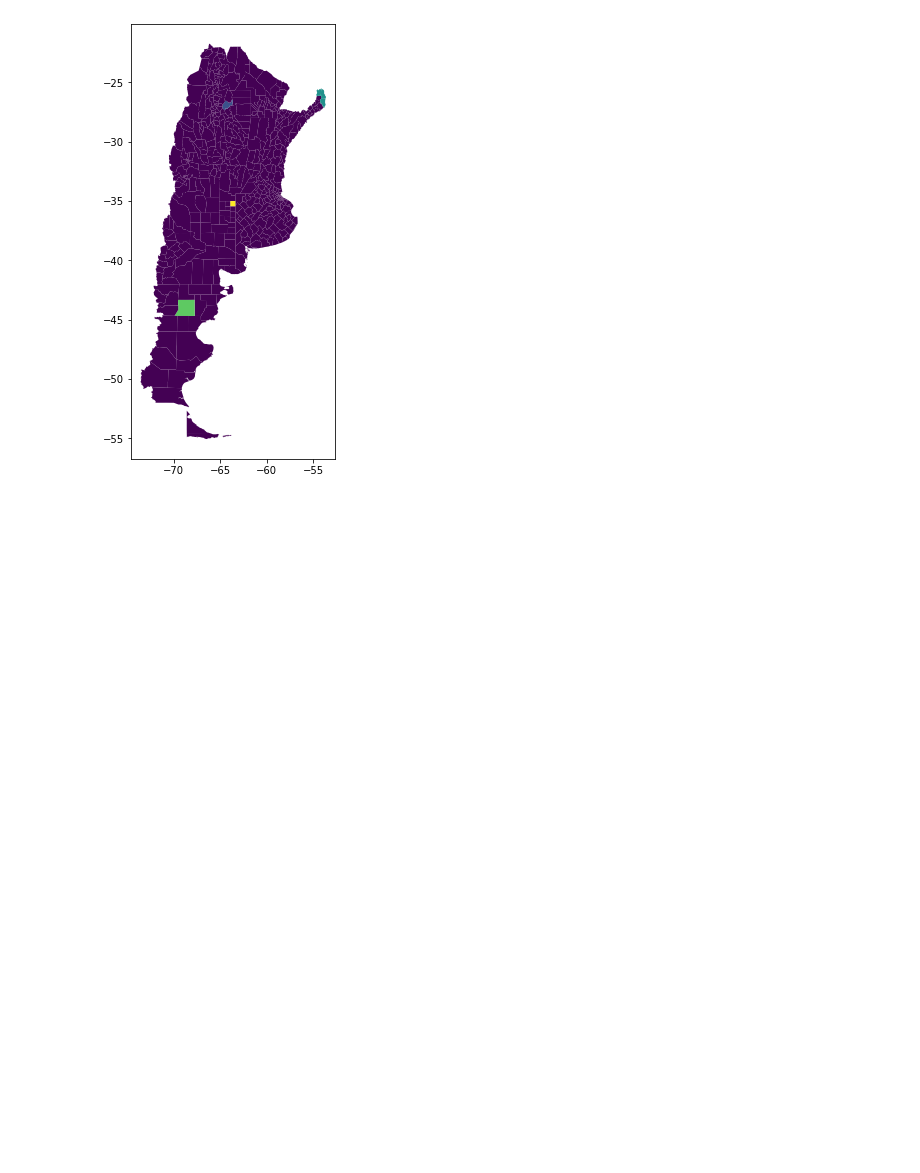
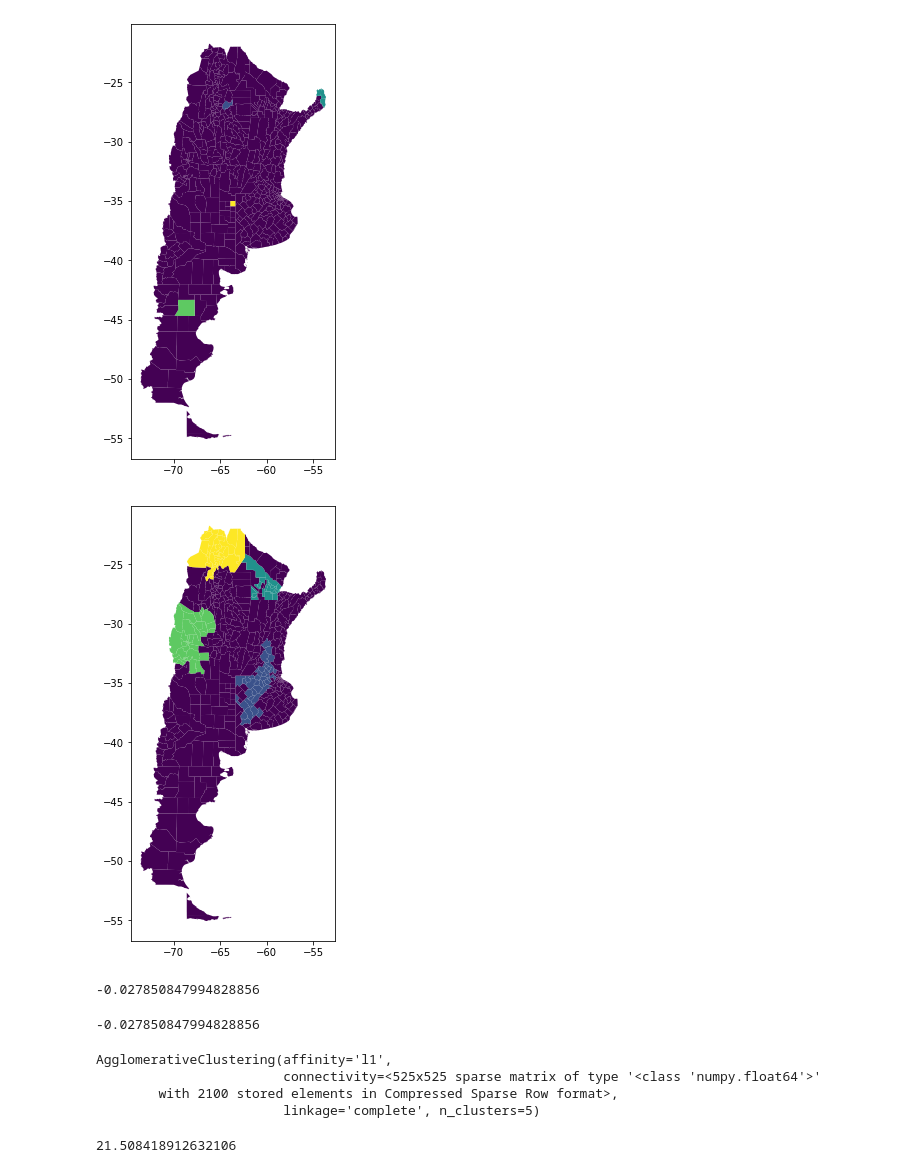
Before and after one commit to pabanib/covid, a Jupyter notebook: Untitled2.ipynb, the cells around one changed output. Drawn from its saved outputs; the diff is of its cells as text; code cells hidden in the pictures; blank space fills up the shorter version.

Commit message:
Actualización cluster lq

```diff
--- a/Untitled2.ipynb
+++ b/Untitled2.ipynb
@@ -175,3 +140,37 @@ aglo_geo.fit(XX)
 mapa_grupos(aglo_geo)
 # %% [output]
 [figure]
+# %%
+from sklearn.decomposition import PCA
+
+pipe_pca = sk.pipeline.Pipeline([
+     ('periodos', procesos.peri_columna()),
+     ('norma', norm_l2),
+     ('pca', PCA(n_components = 3))])
+# %%
+X_pca = pipe_pca.fit_transform(lq_fall_conf)
+# %%
+aglo_geo.fit(X_pca)
+# %%
+mapa_grupos(aglo_geo)
+# %% [output]
+[figure, added]
+# %%
+aglo_geo.modelos.Metrica.max()
+# %% [output]
+-0.027850847994828856
+# %%
+siluetas(X_pca,aglo_geo.best_model_['modelo'].iloc[0])
+# %% [output]
+-0.027850847994828856
+# %%
+aglo_geo.best_model_['modelo'].iloc[0]
+# %% [output]
+AgglomerativeClustering(affinity='l1',
+                        connectivity=<525x525 sparse matrix of type '<class 'numpy.float64'>'
+        with 2100 stored elements in Compressed Sparse Row format>,
+                        linkage='complete', n_clusters=5)
+# %%
+sk.metrics.calinski_harabasz_score(X_pca,aglo_geo.best_model_['modelo'].iloc[0].labels_)
+# %% [output]
+21.508418912632106
```
Also changed, not shown: parts of 35 cells of this notebook, 1 other file.
